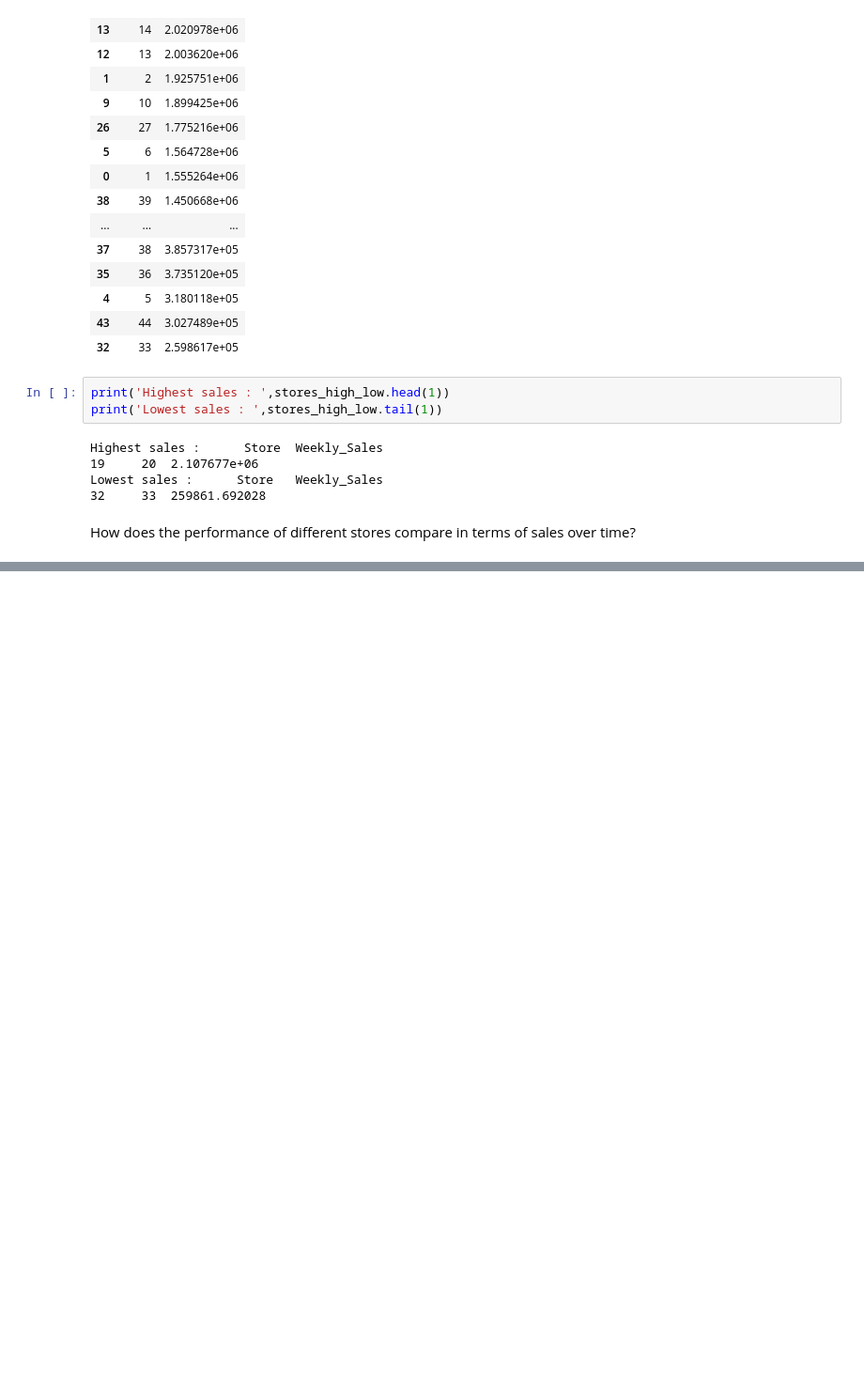
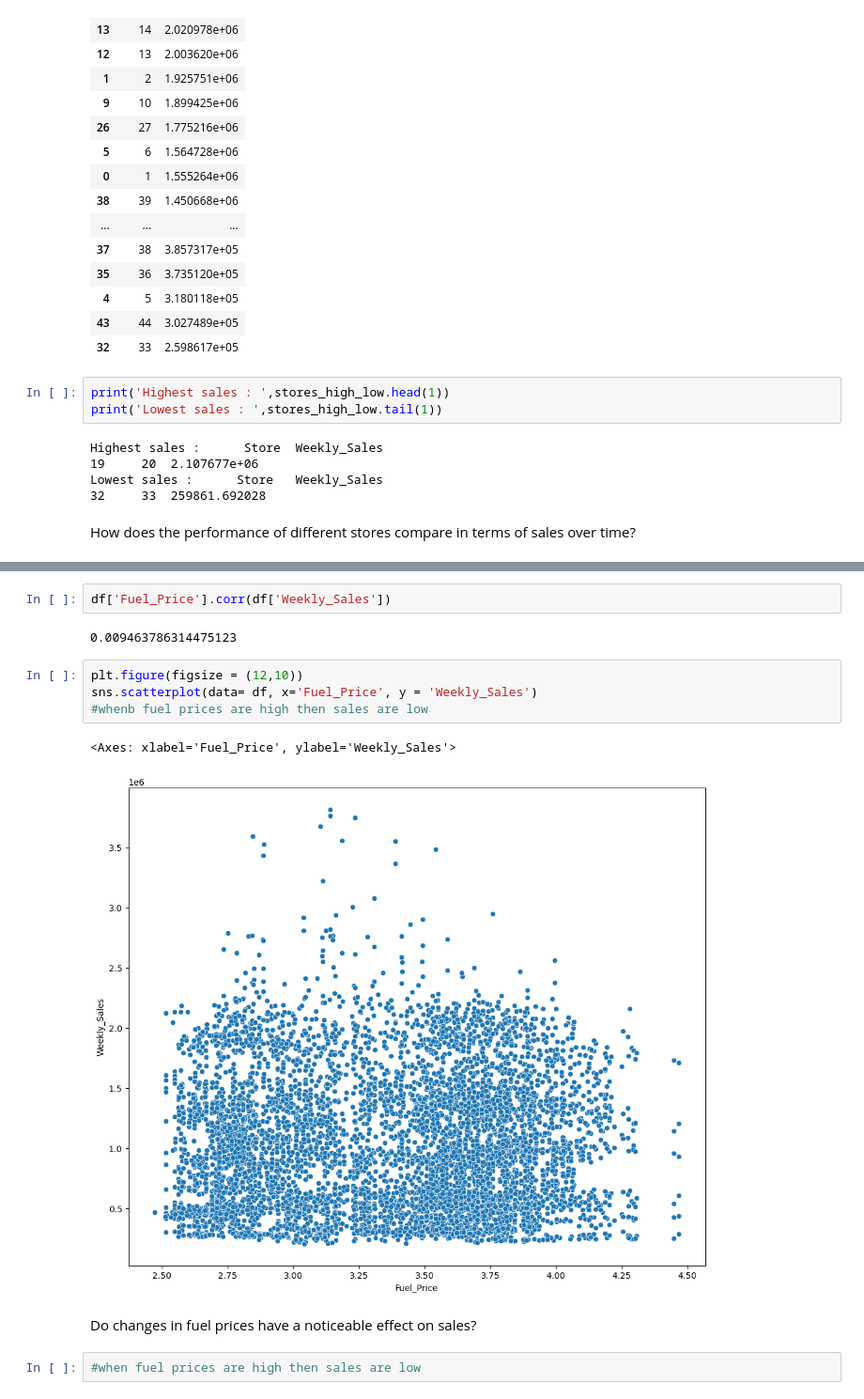
Before and after one commit to sanskrutibhole/Walmart_Sales-EDA-Practice, a Jupyter notebook: Walmart_Sales EDA.ipynb, the cells around one changed output, grey strips where cells are left out. Shown: that part at 94% size. Saved outputs shown, nothing was run; the diff lists cells and outputs as text; blank space fills up the shorter version.

```diff
--- a/Walmart_Sales EDA.ipynb
+++ b/Walmart_Sales EDA.ipynb
@@ -188,0 +289,15 @@ df
+# %%
+df['Fuel_Price'].corr(df['Weekly_Sales'])
+# %% [output]
+0.009463786314475123
+# %%
+plt.figure(figsize = (12,10))
+sns.scatterplot(data= df, x='Fuel_Price', y = 'Weekly_Sales')
+#whenb fuel prices are high then sales are low
+# %% [output]
+<Axes: xlabel='Fuel_Price', ylabel='Weekly_Sales'>
+[figure, added]
+# %% [markdown]
+Do changes in fuel prices have a noticeable effect on sales?
+# %%
+#when fuel prices are high then sales are low
```
Also changed, not shown: parts of 17 cells of this notebook.
